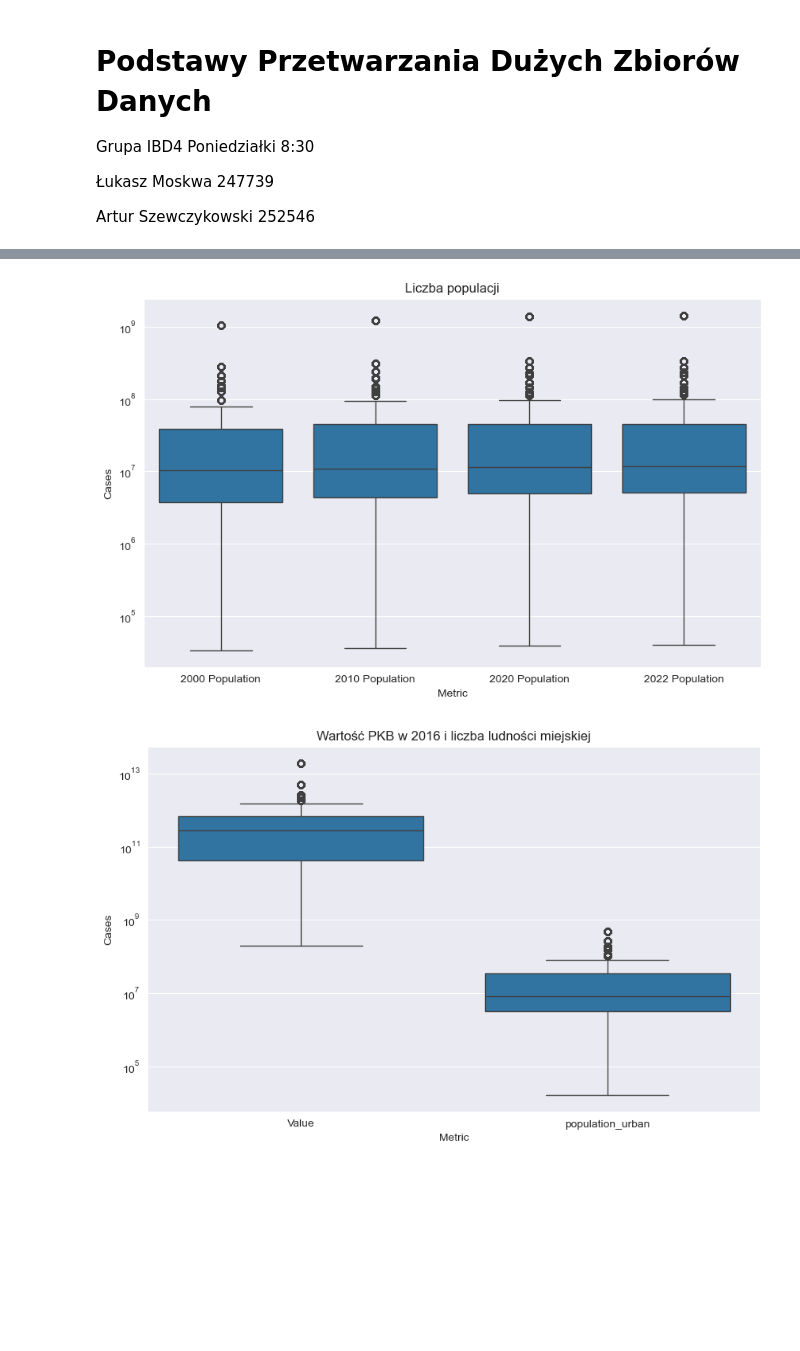
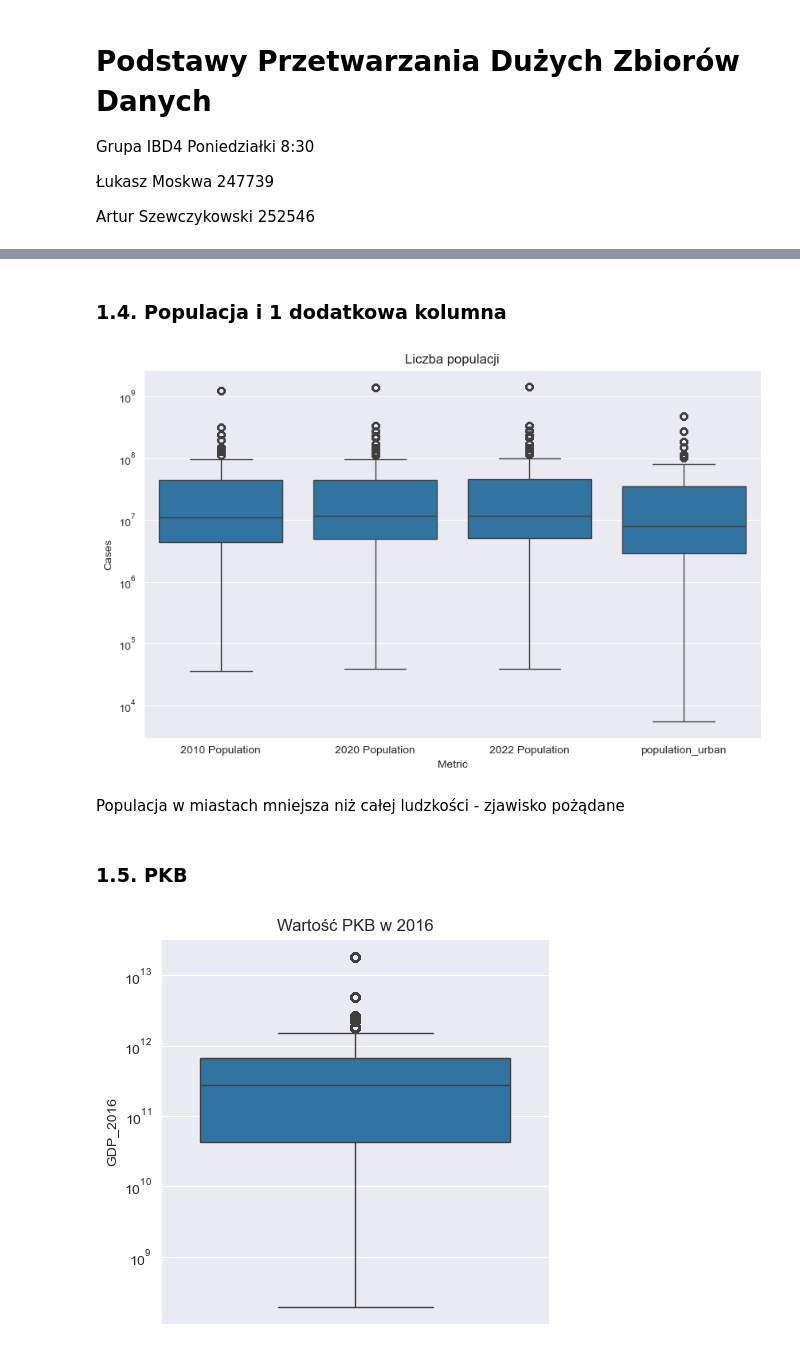
Before and after one commit to AbsZeroO/big-data, a Jupyter notebook: Poziom_2/Poziom2.ipynb, the cells around one changed output, grey strips where cells are left out. Cells and saved outputs as stored; diff of their text form; code cells hidden in the pictures; blank space fills up the shorter version.

```diff
--- a/Poziom_2/Poziom2.ipynb
+++ b/Poziom_2/Poziom2.ipynb
@@ -9,6 +11,7 @@ Artur Szewczykowski 252546
 # %%
 import seaborn as sns
 import pandas as pd
+import numpy as np
 from matplotlib import pyplot as plt
-merged_covid_df = pd.read_csv("../wyniki/final_final.csv")
+df_data = pd.read_csv("../wyniki/final_data.csv")
 # %%
@@ -60,54 +55,31 @@ plt.show()
+# %% [markdown]
+### 1.4. Populacja i 1 dodatkowa kolumna
 # %%
-#1.4 populacja i 3 dodatkowe kolumny
-
-# Konwersja do formatu long (dla jednego wykresu)
-df_melted = df_filtered.melt(
-    value_vars=["2000 Population", "2010 Population", "2020 Population", "2022 Population"],
+df_filtered = df_data.melt(
+    value_vars=["2010 Population", "2020 Population", "2022 Population", "population_urban"],
     var_name="Metric",
     value_name="Cases",
     ignore_index=True
 )
 
-# Tworzenie wykresu
 plt.figure(figsize=(10, 6))
-sns.boxplot(data=df_melted, x="Metric", y="Cases")
-
-# Skala logarytmiczna
+sns.boxplot(data=df_filtered, x="Metric", y="Cases")
 plt.yscale("log")
-
-# Opisy
 plt.title("Liczba populacji")
 
-# Pokaż wykres
 plt.show()
 # %% [output]
-[figure, old version]
+[figure, new version]
+# %% [markdown]
+Populacja w miastach mniejsza niż całej ludzkości - zjawisko pożądane
+# %% [markdown]
+### 1.5. PKB
 # %%
-#1.5 PKB i 1 dodatkowa kolumna
-df_filtered2 = (
-    merged_covid_df[merged_covid_df["Year"] == 2016.0] #nie wiem co z tym bo niby na dużo przed pandemią, ale w danych z wikampa GPD kończyło się na 2016 xd
-    .drop_duplicates(subset=["Country_name", "date"])
-)
+plt.figure(figsize=(5, 5))
+sns.boxplot(data=df_data, y="GDP_2016")
+plt.yscale("log")
+plt.title("Wartość PKB w 2016")
 
-# Konwersja do formatu long (dla jednego wykresu)
-df_melted = df_filtered2.melt(
-    value_vars=["Value", "population_urban"],
-    var_name="Metric",
-    value_name="Cases",
-    ignore_index=True
-)
-
-# Tworzenie wykresu
-plt.figure(figsize=(10, 6))
-sns.boxplot(data=df_melted, x="Metric", y="Cases")
-
-# Skala logarytmiczna
-plt.yscale("log")
-
-# Opisy
-plt.title("Wartość PKB w 2016 i liczba ludności miejskiej")
-
-# Pokaż wykres
 plt.show()
 # %% [output]
-[figure, old version]
+[figure, new version]
```
Also changed, not shown: parts of 25 cells of this notebook.
